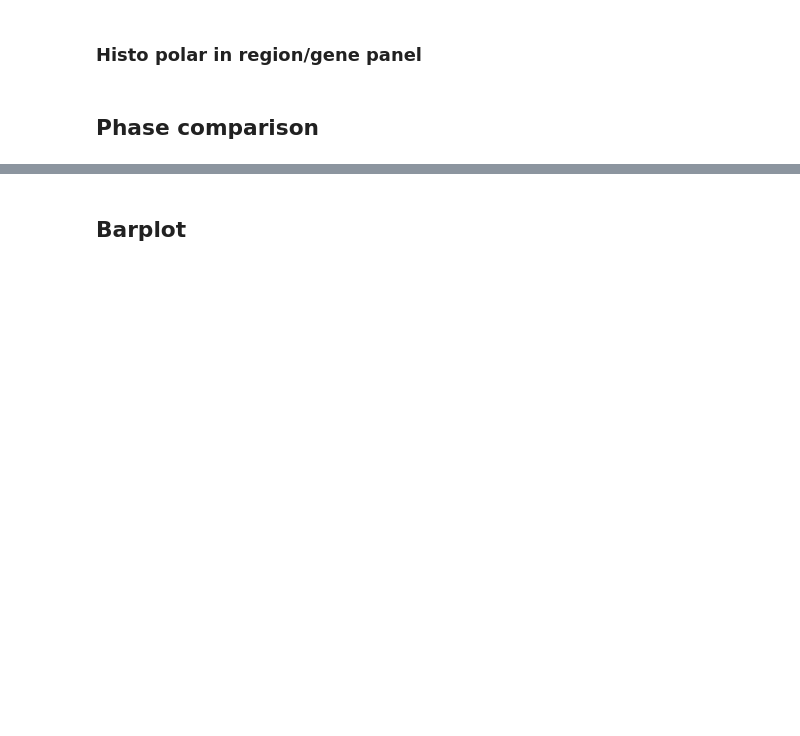
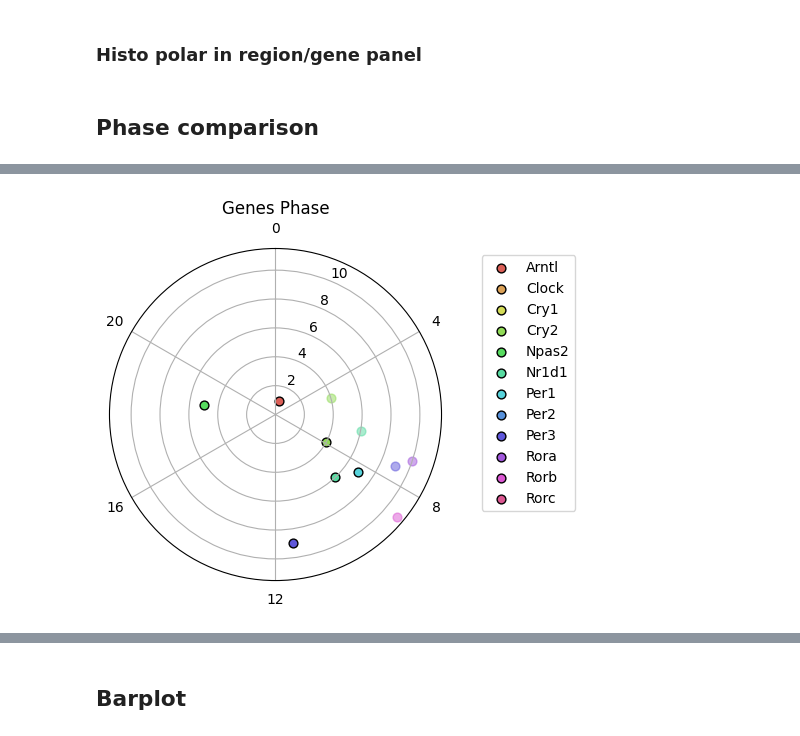
Before and after one commit to Carboneinerte/Pynda_ssc, a Jupyter notebook: v9D_Xenium_Downstream_Analysis_WIP.ipynb, the cells around one changed output, grey strips where cells are left out. Cells and saved outputs as stored; diff of their text form; code cells hidden in the pictures; blank space fills up the shorter version.

```diff
--- a/v9D_Xenium_Downstream_Analysis_WIP.ipynb
+++ b/v9D_Xenium_Downstream_Analysis_WIP.ipynb
@@ -331,7 +333,7 @@ import numpy as np
 run_namdate_1 = "2025-06-26_circa4"
 run_namdate_2 = "2025-06-26_SD1"
 run_type = 'celltype'
-cell_type_plot = 'STR D2 Gaba'
+cell_type_plot = 'Astro TE'
 
 dir_sum_1 = f'../R/Results/{run_namdate_1}_{run_type}/Summary'
 dir_sum_2 = f'../R/Results/{run_namdate_2}_{run_type}/Summary'
@@ -403,35 +419,37 @@ data['Radians_SD'] = data['SD'] / 24 * 2 * np.pi
 # Assign each gene a numeric ID for radial position (distance from center)
 gene_order = data.index
 gene_to_radius = {gene: i for i, gene in enumerate(gene_order, start=1)}
 data['Radius'] = data.index.map(gene_to_radius)
 
 # Color palette
 palette = sns.color_palette("hls", len(gene_order))
 gene_colors = dict(zip(gene_order, palette))
 data['Color'] = data.index.map(gene_colors)
 
 # Plot
 plt.figure(figsize=(5,5))
 ax = plt.subplot(111, polar=True)
 ax.set_theta_direction(-1)
 ax.set_theta_offset(np.pi / 2.0)
 ax.grid(True)
 
 # Scatter plot
 for gene in gene_order:
     subset = data[data.index == gene]
-    ax.scatter(subset['Radians_NS'], subset['Radius'], label=gene, color=gene_colors[gene], s=40)
-    # ax.scatter(subset['Radians_SD'], subset['Radius'], color=gene_colors[gene], alpha = 0.5, s=40)
+    ax.scatter(subset['Radians_NS'], subset['Radius'], label=gene, color=gene_colors[gene], s=40, edgecolors='black')
+    ax.scatter(subset['Radians_SD'], subset['Radius'], color=gene_colors[gene], alpha = 0.5, s=40)
 
 ax.set_xticks(np.linspace(0, 2 * np.pi, 6, endpoint=False))
 ax.set_xticklabels(['0', '4', '8', '12', '16', '20'])
 ax.set_ylabel(ylabel=None)
 plt.title('Genes Phase')
 ax.legend(bbox_to_anchor=(1.1, 1.0), loc="upper left")
 
 
 plt.tight_layout()
 plt.show()
+# %% [output]
+[figure, added]
 # %%
 # Color palette
 gene_order = data.index
```
Also changed, not shown: parts of 26 cells of this notebook, 1 other file.
